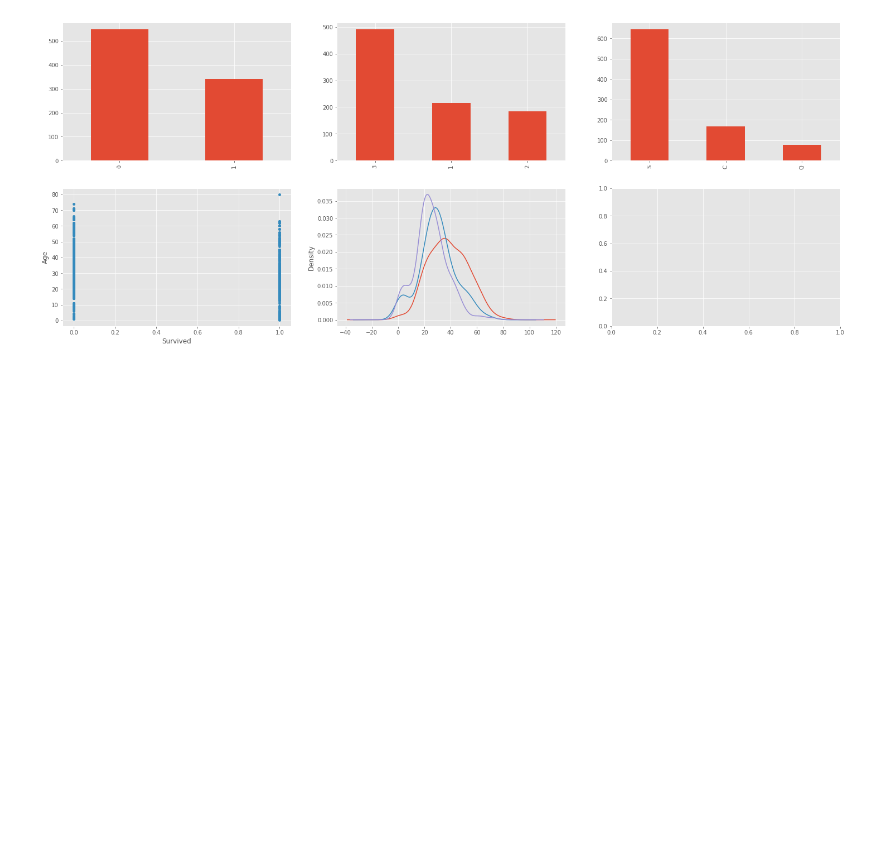
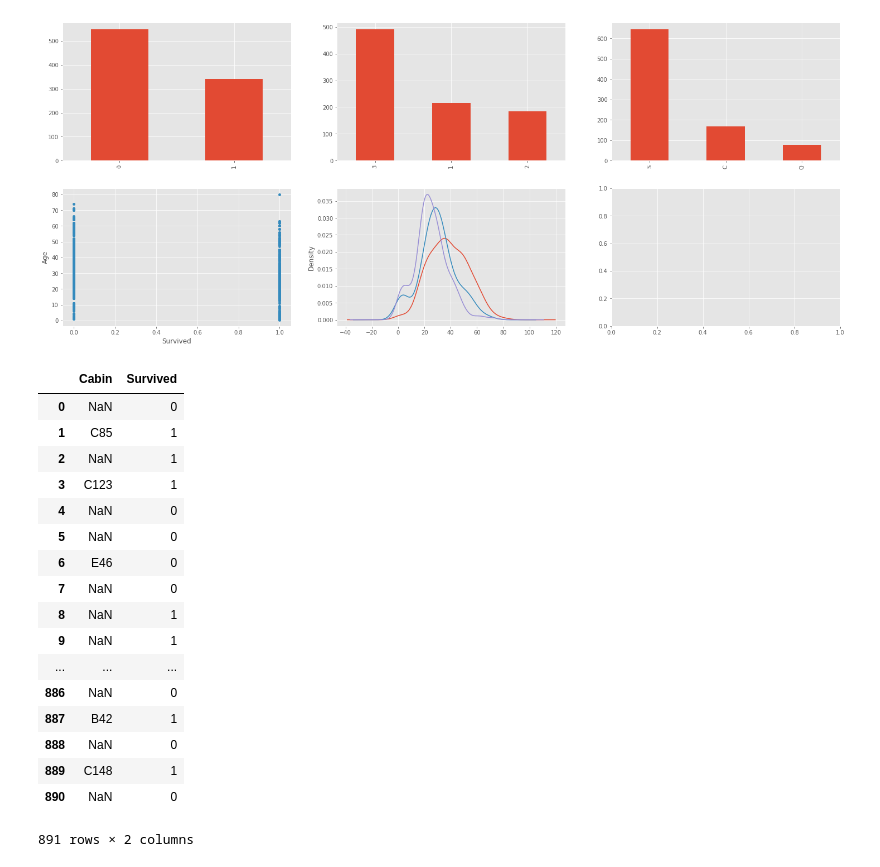
Before and after one commit to wind4869/kaggle, a Jupyter notebook: titanic/titanic.ipynb, the cells around one changed output. Drawn from its saved outputs; the diff is of its cells as text; code cells hidden in the pictures; blank space fills up the shorter version.

Commit message:
[FEATURE] Use Cabin, Score = 0.78947

```diff
--- a/titanic/titanic.ipynb
+++ b/titanic/titanic.ipynb
@@ -76,3 +76,24 @@ train_set['Age'][train_set['Pclass'] == 3].plot.kde(ax=axes[1,1])
 plt.show()
 # %% [output]
 [figure]
+# %%
+train_set[['Cabin', 'Survived']]
+# %% [output]
+|  | Cabin | Survived |
+| 0 | NaN | 0 |
+| 1 | C85 | 1 |
+| 2 | NaN | 1 |
+| 3 | C123 | 1 |
+| 4 | NaN | 0 |
+| 5 | NaN | 0 |
+| 6 | E46 | 0 |
+| 7 | NaN | 0 |
+| 8 | NaN | 1 |
+| 9 | NaN | 1 |
+| ... | ... | ... |
+| 886 | NaN | 0 |
+| 887 | B42 | 1 |
+| 888 | NaN | 0 |
+| 889 | C148 | 1 |
+| 890 | NaN | 0 |
+891 rows × 2 columns
```
Also changed, not shown: 2 other files.
